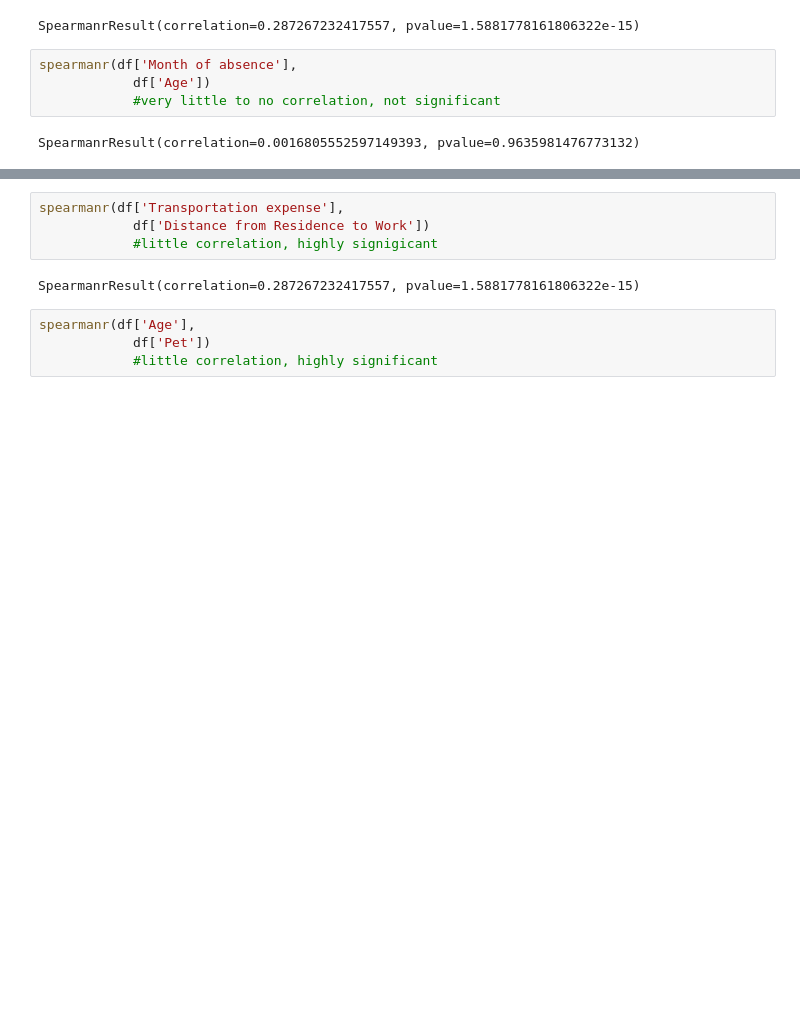
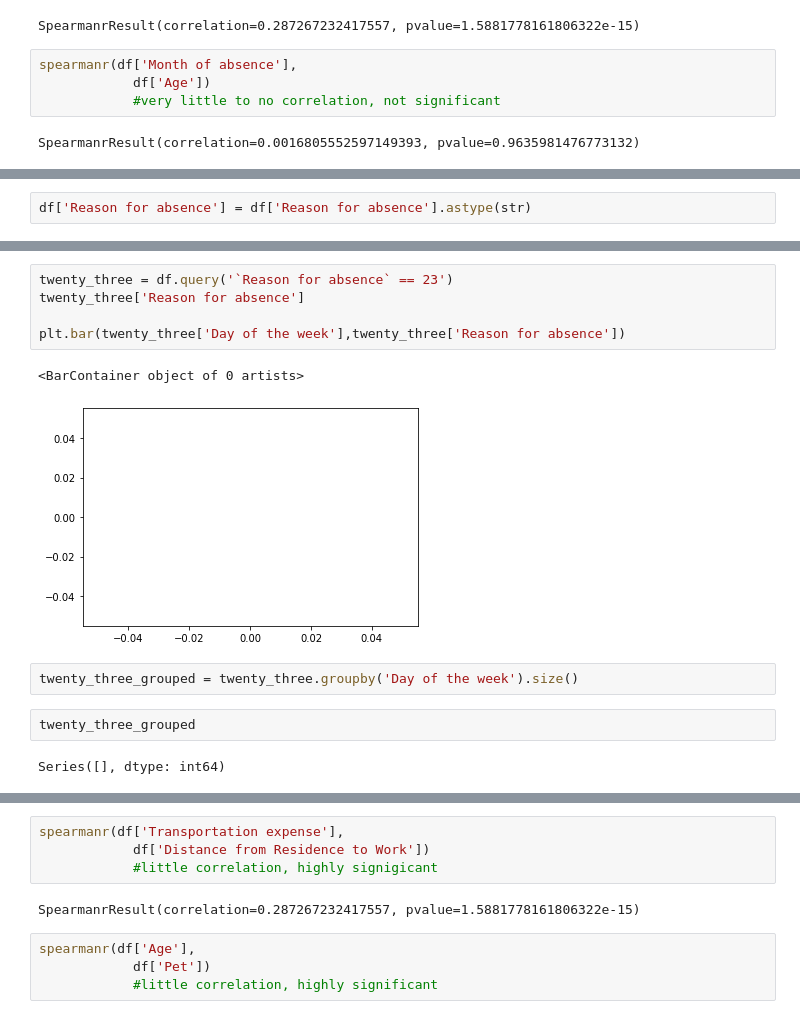
Before and after one commit to Eliphaz/correlation-trials, a Jupyter notebook: analysis.ipynb, the cells around one changed output, grey strips where cells are left out. Saved outputs shown, nothing was run; the diff lists cells and outputs as text; blank space fills up the shorter version.

Commit message:
added correlation charts

```diff
--- a/analysis.ipynb
+++ b/analysis.ipynb
@@ -67,2 +67,4 @@ spearmanr(df['Reason for absence'],
 # %% [output]
 SpearmanrResult(correlation=0.12246263308006687, pvalue=0.0008429727110657151)
+# %%
+df['Reason for absence'] = df['Reason for absence'].astype(str)
@@ -68,0 +95,14 @@ SpearmanrResult(correlation=0.12246263308006687, pvalue=0.0008429727110657151)
+# %%
+twenty_three = df.query('`Reason for absence` == 23')
+twenty_three['Reason for absence']
+
+plt.bar(twenty_three['Day of the week'],twenty_three['Reason for absence'])
+# %% [output]
+<BarContainer object of 0 artists>
+[figure, added]
+# %%
+twenty_three_grouped = twenty_three.groupby('Day of the week').size()
+# %%
+twenty_three_grouped
+# %% [output]
+Series([], dtype: int64)
```
Also changed, not shown: parts of 12 cells of this notebook.
